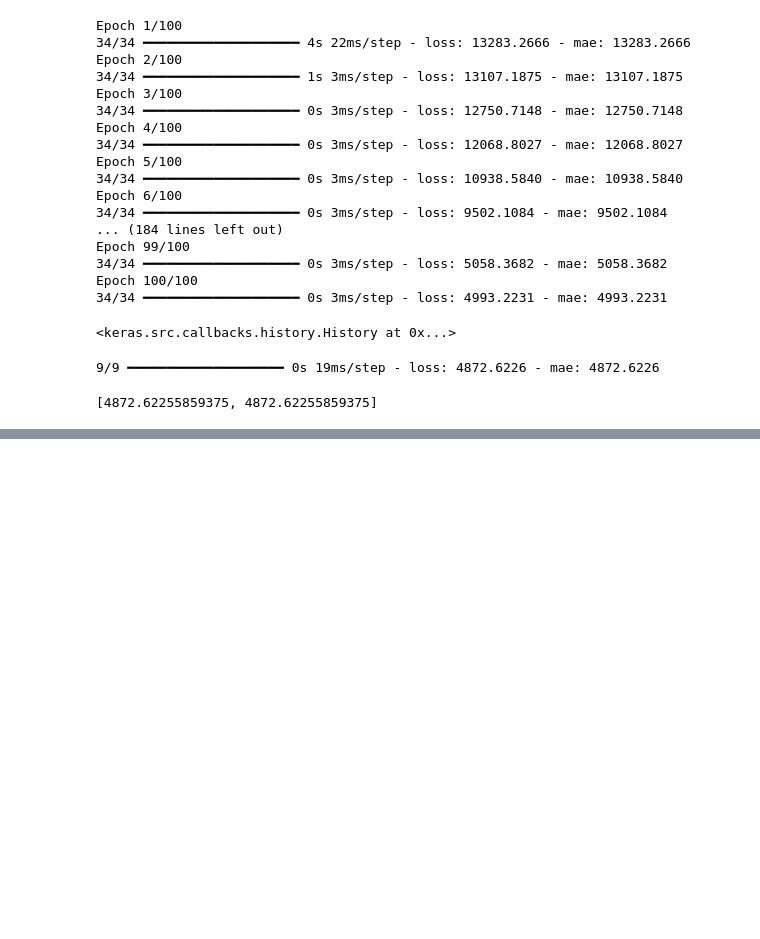
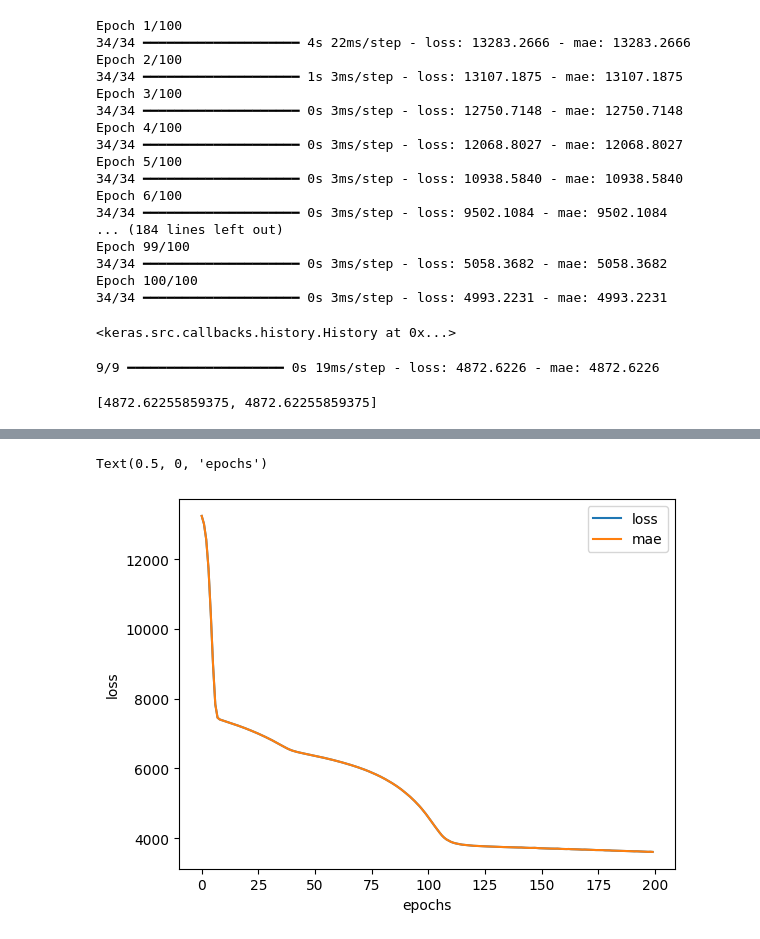
Before and after one commit to JoseAlberto88/TensorFlow, a Jupyter notebook: 01_neural_network_regression_with_tensorflow_video.ipynb, the cells around one changed output, grey strips where cells are left out. Drawn from its saved outputs; the diff is of its cells as text; code cells hidden in the pictures; blank space fills up the shorter version.

```diff
--- a/01_neural_network_regression_with_tensorflow_video.ipynb
+++ b/01_neural_network_regression_with_tensorflow_video.ipynb
@@ -1087,3 +1087,22 @@ insurance_model_2.evaluate(X_test, y_test)
 # %% [output]
 9/9 ━━━━━━━━━━━━━━━━━━━━ 0s 19ms/step - loss: 4872.6226 - mae: 4872.6226
 [4872.62255859375, 4872.62255859375]
+# %%
+# Set random seed
+tf.random.set_seed(42)
+
+# 1. Create the model (same as above)
+insurance_model_3 = tf.keras.Sequential([
+    tf.keras.Input(shape=(11,)),
+    tf.keras.layers.Dense(100),
+    tf.keras.layers.Dense(10),
+    tf.keras.layers.Dense(1)
+])
+
+# 2. compilet teh modle
+insurance_model_3.compile(loss=tf.keras.losses.mae,
+                          optimizer=tf.keras.optimizers.Adam(),
+                          metrics=["mae"])
+
+# 3. Fit the model
+history = insurance_model_3.fit(X_train, y_train, epochs=200)
@@ -1089,0 +1133,8 @@ insurance_model_2.evaluate(X_test, y_test)
+# %%
+# Plot history (also know as the loss curve or a training curve)
+pd.DataFrame(history.history).plot()
+plt.ylabel("loss")
+plt.xlabel("epochs")
+# %% [output]
+Text(0.5, 0, 'epochs')
+[figure, added]
```
Also changed, not shown: parts of 3 cells of this notebook.
